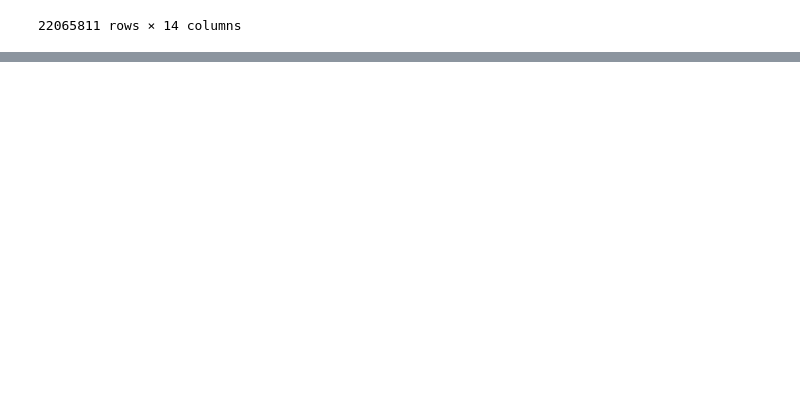
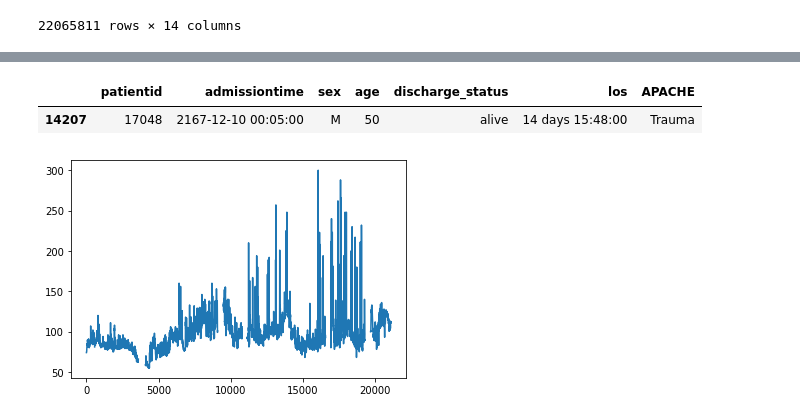
Before and after one commit to KaiWU17TUM/AnomalyDetectionWithPatientStateSpace, a Jupyter notebook: notebooks/check_benchmark_data.ipynb, the cells around one changed output, grey strips where cells are left out. Cells and saved outputs as stored; diff of their text form; code cells hidden in the pictures; blank space fills up the shorter version.

Commit message:
scripts for benchmark data

```diff
--- a/notebooks/check_benchmark_data.ipynb
+++ b/notebooks/check_benchmark_data.ipynb
@@ -132,0 +403,17 @@ df_resp_fail[df_resp_fail['patientid']==pid]
+# %%
+pharmaids = {}
+
+for metaid in metaids:
+    pharmaids[metaid] = []
+    for vid in var_ref.loc[var_ref['metavariableid']==metaid, 'variableid']:
+        if vid not in pharmaids[metaid]:
+            pharmaids[metaid].append(vid)
+
+
+for metaid in pharmaids:
+    for pharmaid in pharmaids[metaid]:
+        varname = var_ref.loc[var_ref['variableid']==pharmaid, 'variablename'].item()
+        if pharmaid in INPUT_OF_INTEREST:
+            print(f"{metaid:<3} - {pharmaid:<10} - {pharma_data[pharma_data['pharmaid']==pharmaid].shape[0]:<10} - {varname:<40} - SELECTED")
+        else:
+            print(f"{metaid:<3} - {pharmaid:<10} - {pharma_data[pharma_data['pharmaid']==pharmaid].shape[0]:<10} - {varname:<40}")
@@ -132,0 +485,4 @@ df_resp_fail[df_resp_fail['patientid']==pid]
+# %%
+path = 'hirid_benchmark/common_stage/'
+ddf = dd.read_parquet(path)
+df = ddf.compute()
@@ -132,0 +522,10 @@ df_resp_fail[df_resp_fail['patientid']==pid]
+# %%
+id_obs = [int(col[2:]) for col in df_merge.columns if 'vm' in col]
+id_med = [int(col[2:]) for col in df_merge.columns if 'pm' in col]
+
+col_obs = [var_ref.loc[var_ref['metavariableid']==vid, 'metavariablename'].unique().item() for vid in id_obs]
+col_med = [var_ref.loc[var_ref['metavariableid']==vid, 'metavariablename'].unique().item() for vid in id_med]
+col_med_selected = var_ref.loc[var_ref['metavariableid'].isin(pharmaids), 'metavariablename'].unique().tolist()
+col_info = [col for col in df.columns if col not in col_obs+col_med]
+
+len(id_obs), len(id_med)
@@ -132,0 +546,3 @@ df_resp_fail[df_resp_fail['patientid']==pid]
+# %%
+df_ = pd.concat((df[col_info], df[col_obs], df[col_med_selected]), axis=1)
+df_
@@ -132,0 +657,10 @@ df_resp_fail[df_resp_fail['patientid']==pid]
+# %%
+pid_hrmax = df_.loc[df_['HR']==300, 'patientid'].unique()
+pid = pid_hrmax[10]
+df_check = df_[df_['patientid']==pid]
+plt.plot(df_check['datetime'], df_check['HR'])
+patient_info[patient_info['patientid']==pid]
+# %% [output]
+|  | patientid | admissiontime | sex | age | discharge_status | los | APACHE |
+| 14207 | 17048 | 2167-12-10 00:05:00 | M | 50 | alive | 14 days 15:48:00 | Trauma |
+[figure, added]
```
Also changed, not shown: parts of 104 cells of this notebook, 8 other files.
